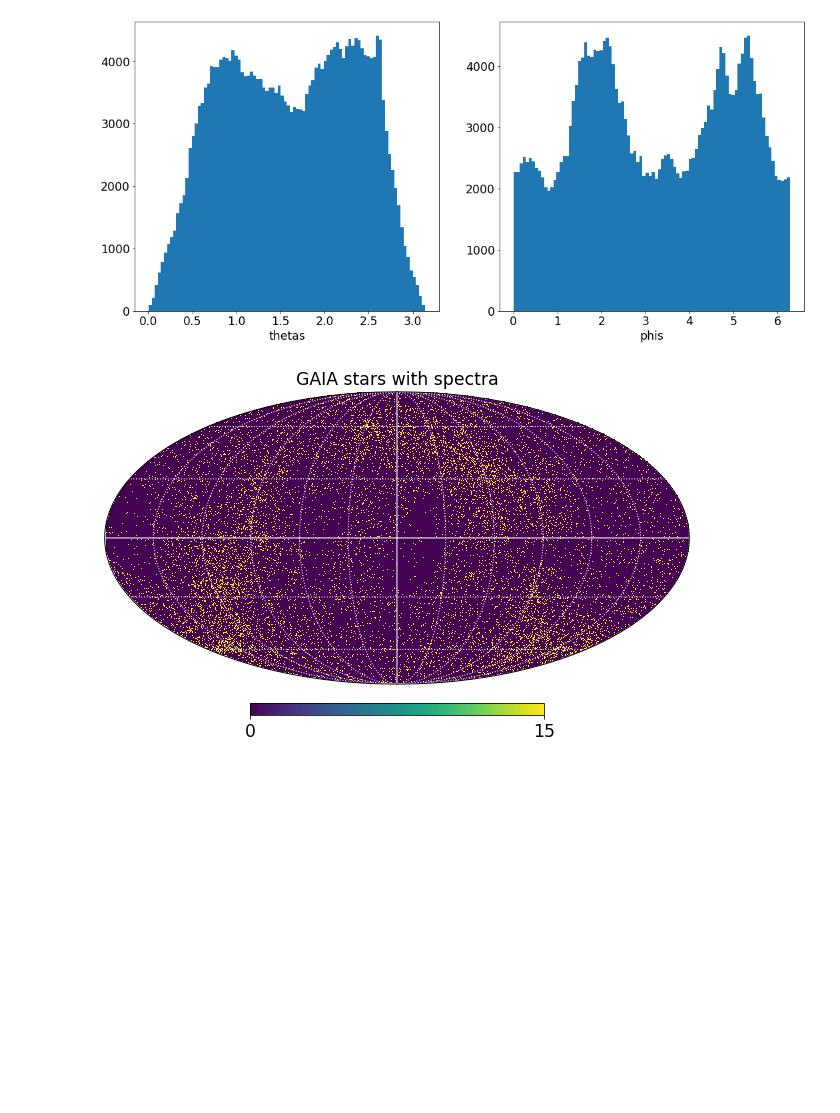
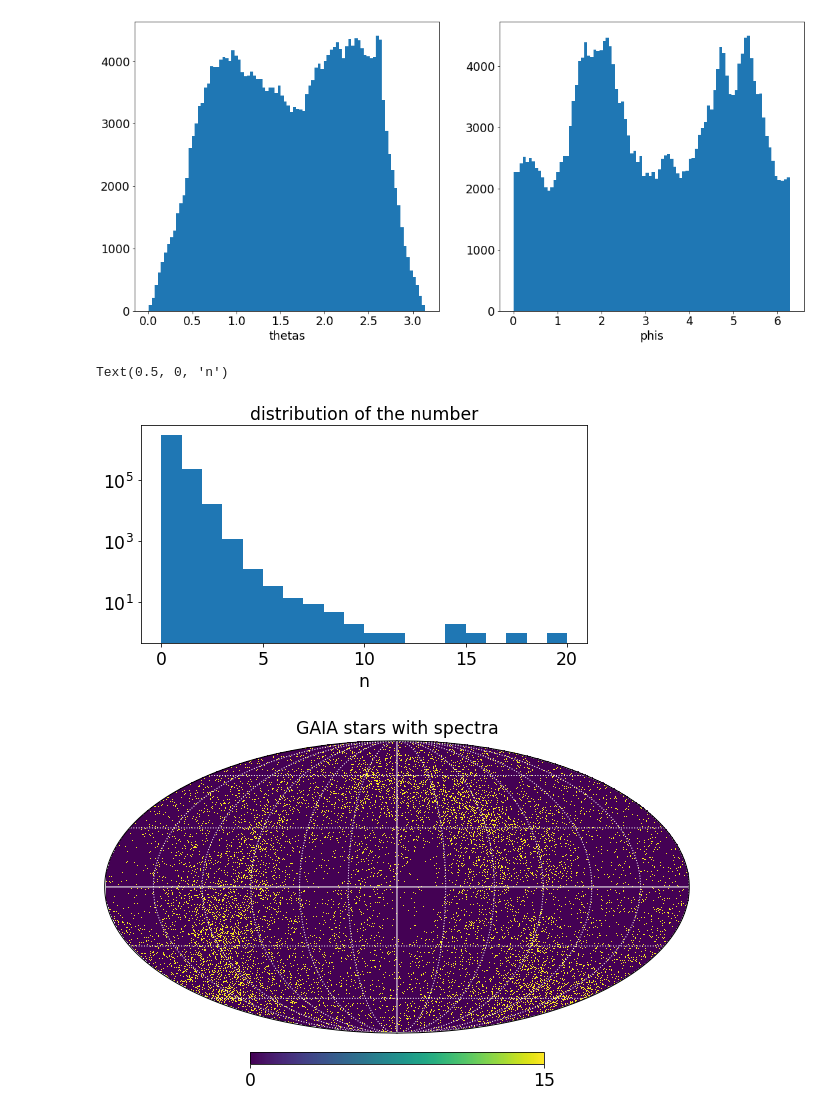
Before and after one commit to sylvielsstfr/MyGaia, a Jupyter notebook: maps/testmap_gaiaxpy.ipynb, the cells around one changed output. Cells and saved outputs as stored; diff of their text form; code cells hidden in the pictures; blank space fills up the shorter version.

```diff
--- a/maps/testmap_gaiaxpy.ipynb
+++ b/maps/testmap_gaiaxpy.ipynb
@@ -112,7 +112,7 @@ def build_myQuery(bmax,rmax,bmin=5,rmin=5, ramin=0,ramax=360.,decmin=-90,decmax=
     return query_str
 # %%
 #query_input = build_myQuery(10,10,bmin=5,rmin=5, ramin=0,ramax=360.,decmin=-90,decmax=0,nmax=500000)
-query_input = build_myQuery_nocut(10,10,bmin=5,rmin=5,nmax=500000)
+query_input = build_myQuery_nocut(10,10,bmin=5,rmin=5,nmax=1000000)
 # %%
 query_input
 # %% [output]
@@ -178,6 +178,16 @@ Text(0.5, 0, 'phis')
 # %%
 indices = hp.ang2pix(NSIDE, thetas, phis)
 bincounts = np.bincount(indices)
+# %%
+fig=plt.figure(figsize=(8,4))
+ax=fig.add_subplot(1,1,1)
+ax.hist(bincounts,20,(0,20));
+ax.set_yscale("log")
+ax.set_title("distribution of the number")
+ax.set_xlabel("n")
+# %% [output]
+Text(0.5, 0, 'n')
+[figure, added]
 # %%
 hpxmap = np.zeros(NPIX)
 np.add.at(hpxmap,indices, 1.0)
```
Also changed, not shown: parts of 3 cells of this notebook.
